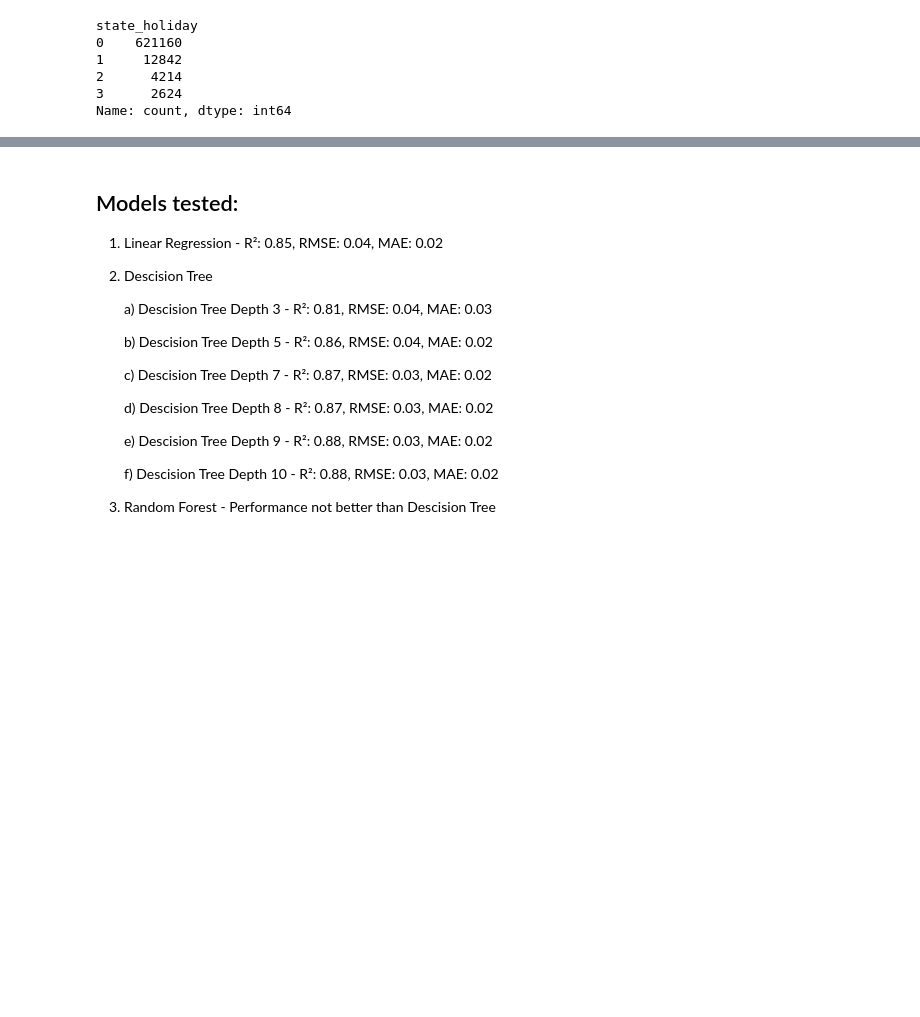
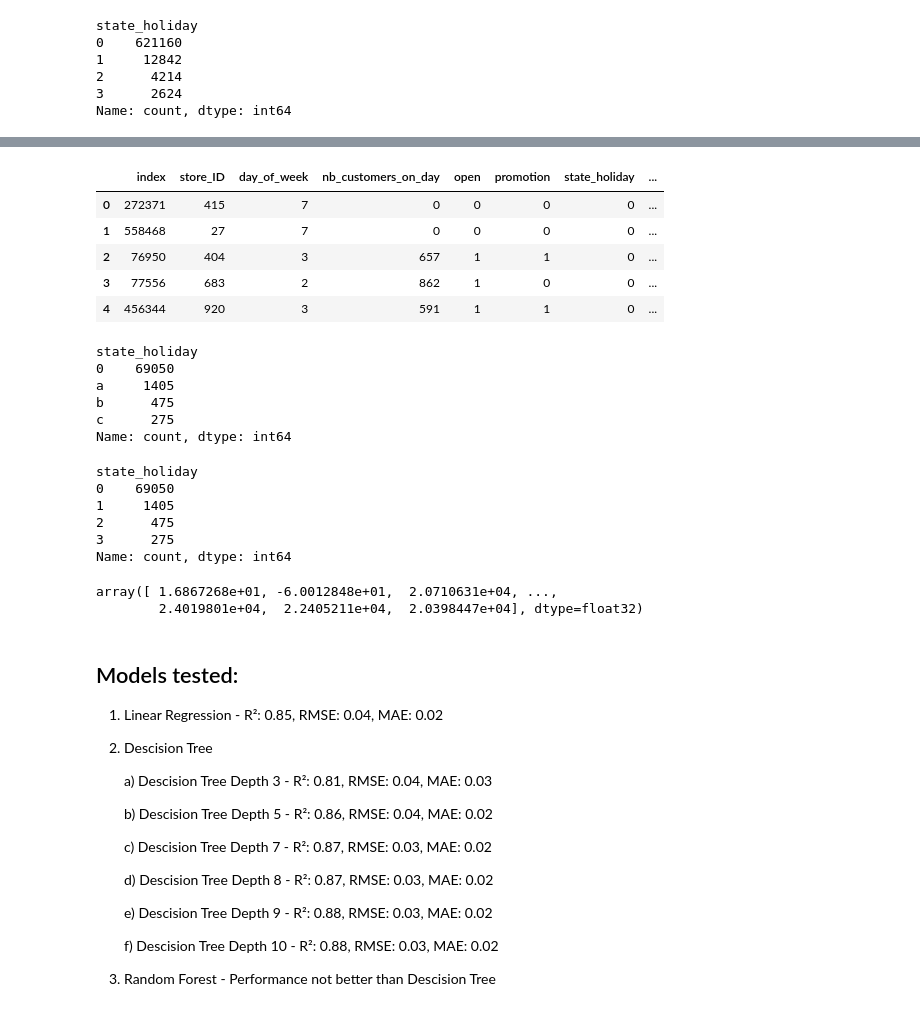
Before and after one commit to ironhack-fhieber/ironkaggle, a Jupyter notebook: main.ipynb, the cells around one changed output, grey strips where cells are left out. Cells and saved outputs as stored; diff of their text form; code cells hidden in the pictures; blank space fills up the shorter version.

```diff
--- a/main.ipynb
+++ b/main.ipynb
@@ -224,0 +229,41 @@ R²: 0.9334
+# %%
+# Seperate date column into month, day and year to account for seasonal and annual fluctuations in sales
+data_to_predict['date'] = pd.to_datetime(data_to_predict['date'], format='%d/%m/%Y')
+
+data_to_predict['year'] = data_to_predict['date'].dt.year
+data_to_predict['month'] = data_to_predict['date'].dt.month
+data_to_predict['day'] = data_to_predict['date'].dt.day
+
+# Drop date column as this is not informative to the model
+data_to_predict.drop(["date"], axis="columns", inplace=True)
+data_to_predict.head()
+# %% [output]
+|  | index | store_ID | day_of_week | nb_customers_on_day | open | promotion | state_holiday | ... |
+| 0 | 272371 | 415 | 7 | 0 | 0 | 0 | 0 | ... |
+| 1 | 558468 | 27 | 7 | 0 | 0 | 0 | 0 | ... |
+| 2 | 76950 | 404 | 3 | 657 | 1 | 1 | 0 | ... |
+| 3 | 77556 | 683 | 2 | 862 | 1 | 0 | 0 | ... |
+| 4 | 456344 | 920 | 3 | 591 | 1 | 1 | 0 | ... |
+# %%
+# Handling with categorical variables, etc.
+data_to_predict['state_holiday'].value_counts()
+# %% [output]
+state_holiday
+0    69050
+a     1405
+b      475
+c      275
+Name: count, dtype: int64
+# %%
+# Apply label encoding to 'state_holiday' column
+data_to_predict['state_holiday'] = LabelEncoder().fit_transform(data_to_predict['state_holiday'])
+
+# Check of the State holiday has been replaced correctly
+data_to_predict['state_holiday'].value_counts()
+# %% [output]
+state_holiday
+0    69050
+1     1405
+2      475
+3      275
+Name: count, dtype: int64
@@ -224,0 +289,7 @@ R²: 0.9334
+# %%
+#y_pred_reshaped = y_pred.reshape(-1, 1)
+#y_pred_final = scaler.inverse_transform(y_pred_reshaped)
+y_pred
+# %% [output]
+array([ 1.6867268e+01, -6.0012848e+01,  2.0710631e+04, ...,
+        2.4019801e+04,  2.2405211e+04,  2.0398447e+04], dtype=float32)
```
Also changed, not shown: parts of 9 cells of this notebook, 4 other files.
